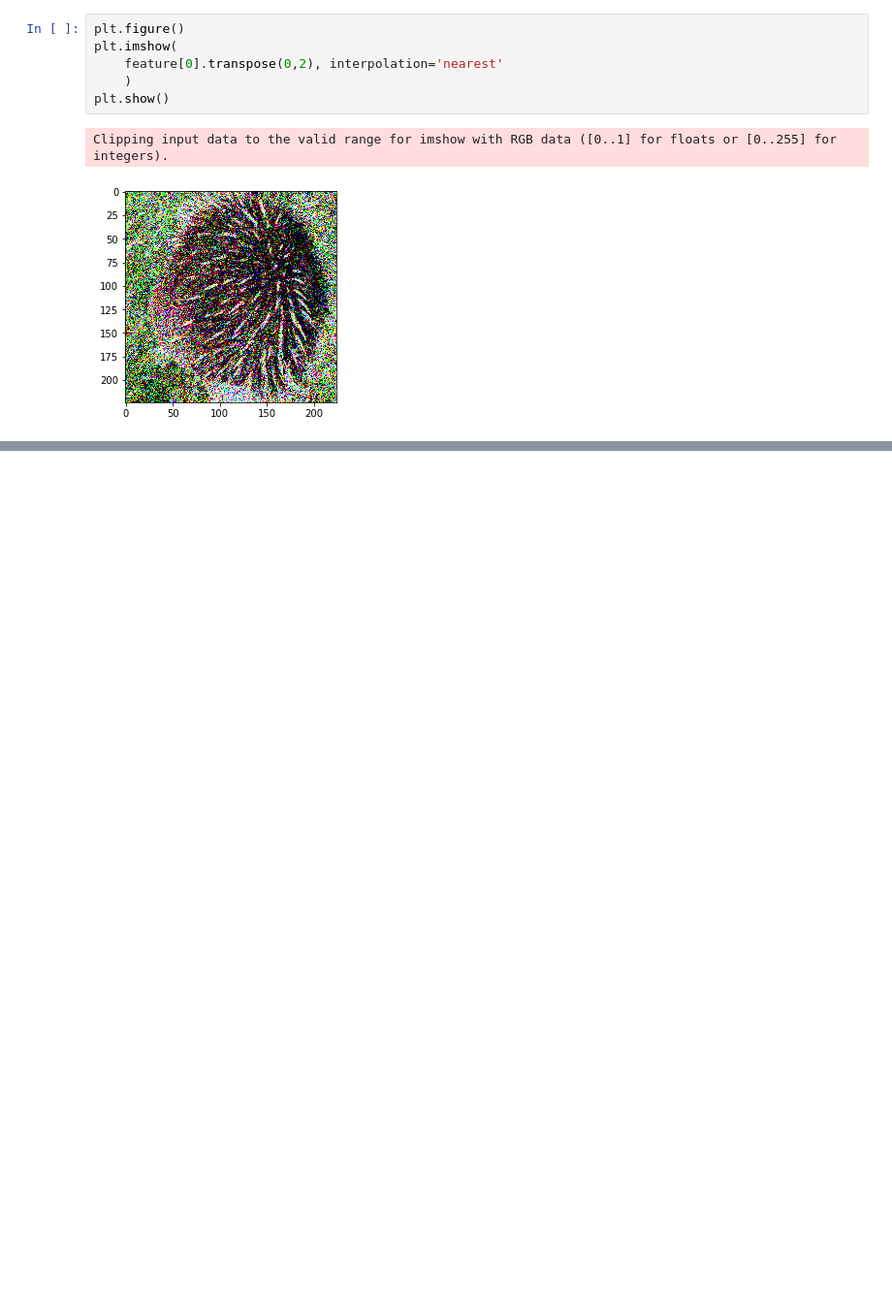
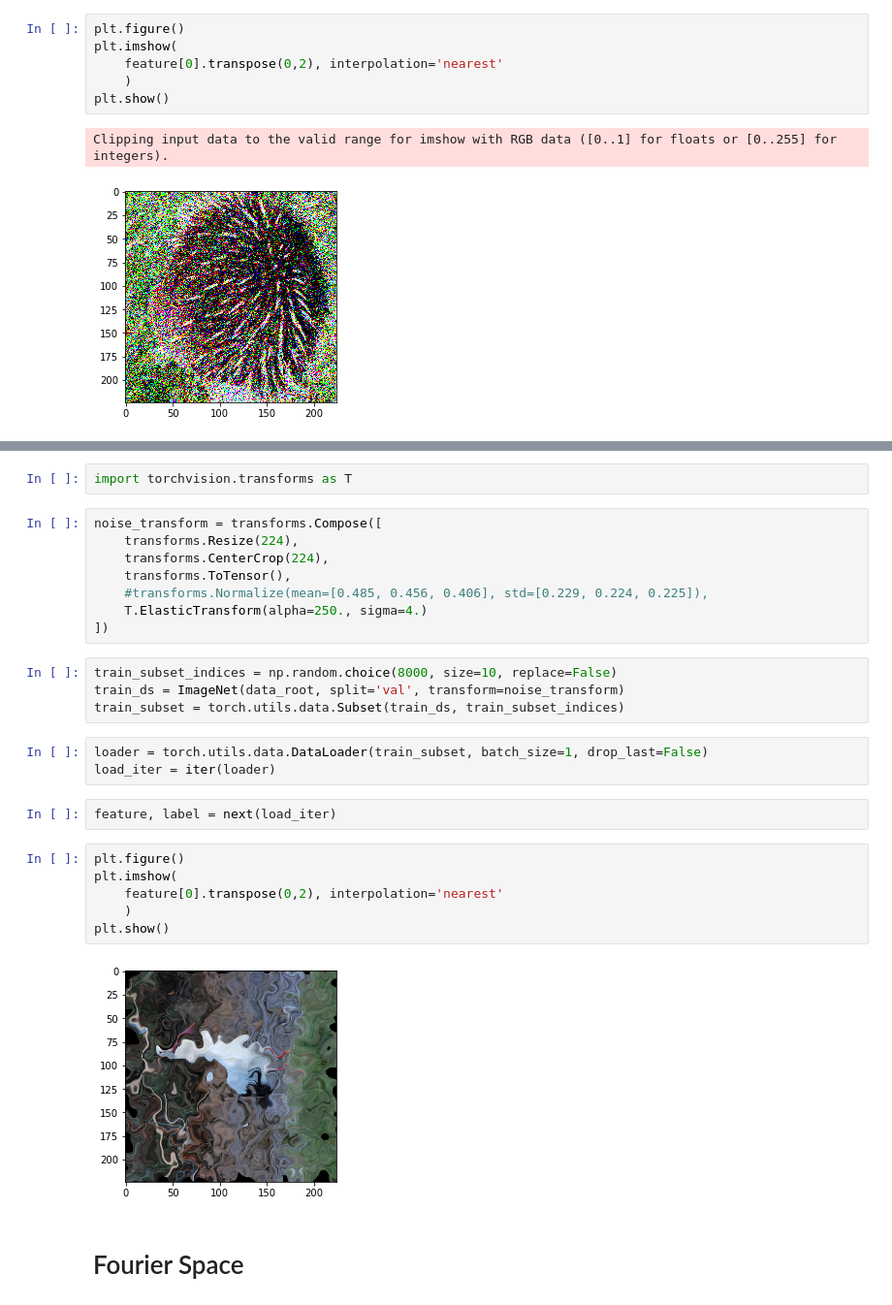
Before and after one commit to chingf/hallucnn-vision, a Jupyter notebook: visualize-images.ipynb, the cells around one changed output, grey strips where cells are left out. Shown at 97% size. Cells and saved outputs as stored; diff of their text form; blank space fills up the shorter version.

```diff
--- a/visualize-images.ipynb
+++ b/visualize-images.ipynb
@@ -74,0 +77,29 @@ Clipping input data to the valid range for imshow with RGB data ([0..1] for floa
+# %%
+import torchvision.transforms as T
+# %%
+noise_transform = transforms.Compose([
+    transforms.Resize(224),
+    transforms.CenterCrop(224),
+    transforms.ToTensor(),
+    #transforms.Normalize(mean=[0.485, 0.456, 0.406], std=[0.229, 0.224, 0.225]),
+    T.ElasticTransform(alpha=250., sigma=4.)
+])
+# %%
+train_subset_indices = np.random.choice(8000, size=10, replace=False)
+train_ds = ImageNet(data_root, split='val', transform=noise_transform)
+train_subset = torch.utils.data.Subset(train_ds, train_subset_indices)
+# %%
+loader = torch.utils.data.DataLoader(train_subset, batch_size=1, drop_last=False)
+load_iter = iter(loader)
+# %%
+feature, label = next(load_iter)
+# %%
+plt.figure()
+plt.imshow(
+    feature[0].transpose(0,2), interpolation='nearest'
+    )
+plt.show()
+# %% [output]
+[figure, added]
+# %% [markdown]
+# Fourier Space
```
Also changed, not shown: parts of 16 cells of this notebook, 3 other files.
